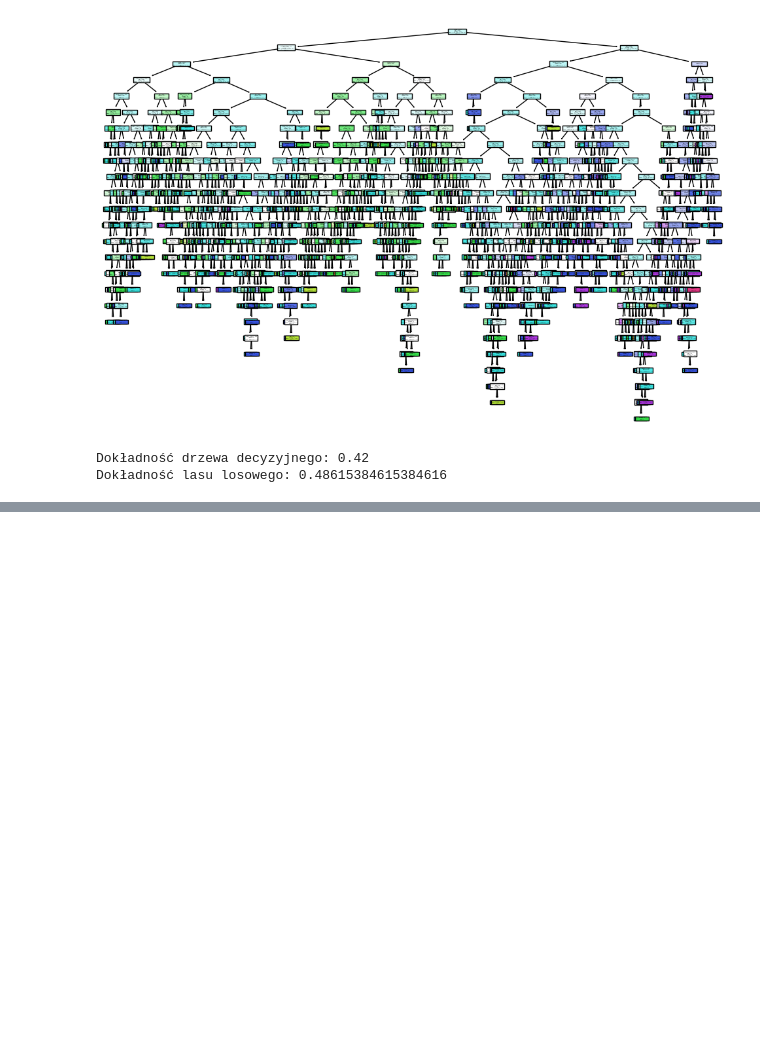
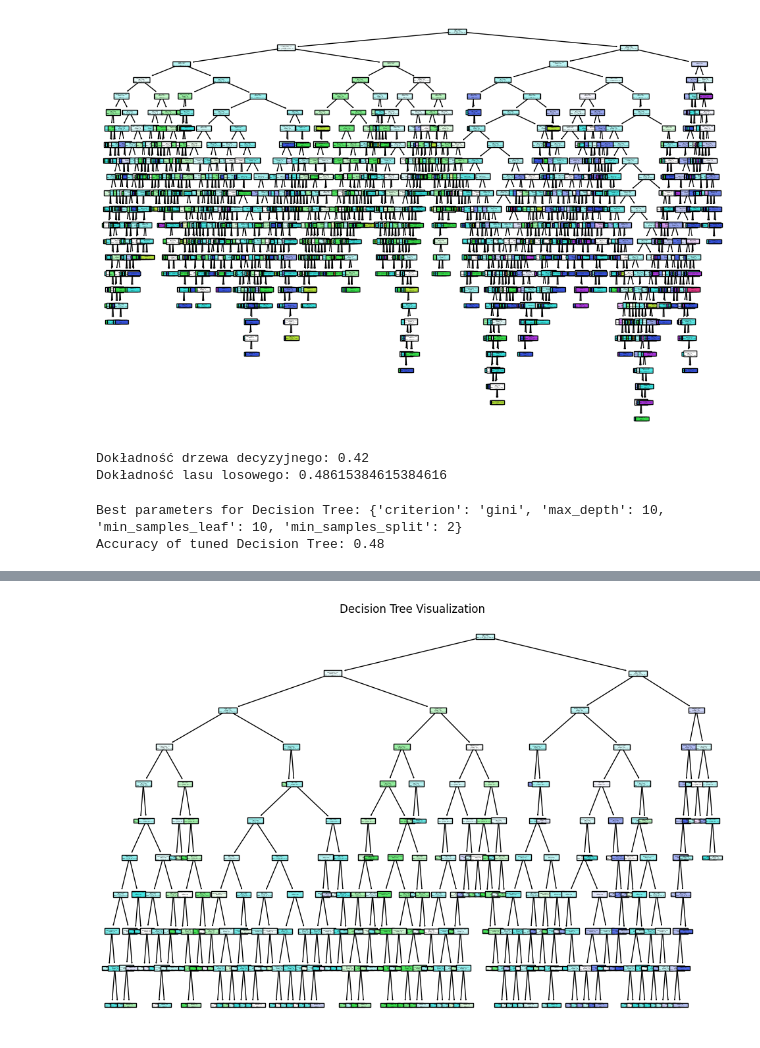
Before and after one commit to WKR01/Projekt-PUM, a Jupyter notebook: etap3.ipynb, the cells around one changed output, grey strips where cells are left out. Drawn from its saved outputs; the diff is of its cells as text; code cells hidden in the pictures; blank space fills up the shorter version.

```diff
--- a/etap3.ipynb
+++ b/etap3.ipynb
@@ -559,3 +559,81 @@ print("Dokładność lasu losowego:", accuracy_rf)
 # %% [output]
 Dokładność drzewa decyzyjnego: 0.42
 Dokładność lasu losowego: 0.48615384615384616
+# %%
+from sklearn.model_selection import GridSearchCV
+from sklearn.tree import DecisionTreeClassifier
+from sklearn.ensemble import RandomForestClassifier
+from sklearn.metrics import accuracy_score
+import numpy as np
+import matplotlib.pyplot as plt
+from sklearn.tree import plot_tree
+
+
+# Parameter grid for Decision Tree
+tree_param_grid = {
+    'criterion': ['gini', 'entropy'],
+    'max_depth': [None, 10, 20, 30, 40, 50],
+    'min_samples_split': [2, 10, 20],
+    'min_samples_leaf': [1, 5, 10]
+}
+
+# Parameter grid for Random Forest
+forest_param_grid = {
+    'n_estimators': [10, 50, 100, 200],
+    'max_depth': [None, 10, 20, 30],
+    'min_samples_split': [2, 10, 20],
+    'min_samples_leaf': [1, 5, 10]
+}
+
+# Hyperparameter tuning for Decision Tree
+tree_grid_search = GridSearchCV(estimator=DecisionTreeClassifier(random_state=42),
+                                param_grid=tree_param_grid,
+                                cv=5,
+                                scoring='accuracy')
+tree_grid_search.fit(X_train, y_train)
+
+# Best parameters and model for Decision Tree
+best_tree_params = tree_grid_search.best_params_
+best_tree_model = tree_grid_search.best_estimator_
+
+# Predict and evaluate the Decision Tree
+y_pred_tree = best_tree_model.predict(X_test)
+accuracy_tree = accuracy_score(y_test, y_pred_tree)
+print(f"Best parameters for Decision Tree: {best_tree_params}")
+print(f"Accuracy of tuned Decision Tree: {accuracy_tree}")
+
+# Hyperparameter tuning for Random Forest
+forest_grid_search = GridSearchCV(estimator=RandomForestClassifier(random_state=42),
+                                  param_grid=forest_param_grid,
+                                  cv=5,
+                                  scoring='accuracy')
+forest_grid_search.fit(X_train, y_train)
+
+# Best parameters and model for Random Forest
+best_forest_params = forest_grid_search.best_params_
+best_forest_model = forest_grid_search.best_estimator_
+
+# Predict and evaluate the Random Forest
+y_pred_forest = best_forest_model.predict(X_test)
+accuracy_forest = accuracy_score(y_test, y_pred_forest)
+print(f"Best parameters for Random Forest: {best_forest_params}")
+print(f"Accuracy of tuned Random Forest: {accuracy_forest}")
+
+# Comparison table
+comparison_df = pd.DataFrame({
+    'Model': ['Decision Tree', 'Random Forest'],
+    'Best Parameters': [best_tree_params, best_forest_params],
+    'Accuracy': [accuracy_tree, accuracy_forest]
+})
+
+# Display the comparison
+print(comparison_df)
+
+# Visualize the decision tree
+plt.figure(figsize=(12, 8))
+plot_tree(best_tree_model, feature_names=features, class_names=class_names, filled=True)
+plt.title("Decision Tree Visualization")
+plt.show()
+# %% [output]
+Best parameters for Decision Tree: {'criterion': 'gini', 'max_depth': 10, 'min_samples_leaf': 10, 'min_samples_split': 2}
+Accuracy of tuned Decision Tree: 0.48
@@ -561,0 +645 @@ Dokładność lasu losowego: 0.48615384615384616
+[figure, added]
```
Also changed, not shown: parts of 1 cell of this notebook.
